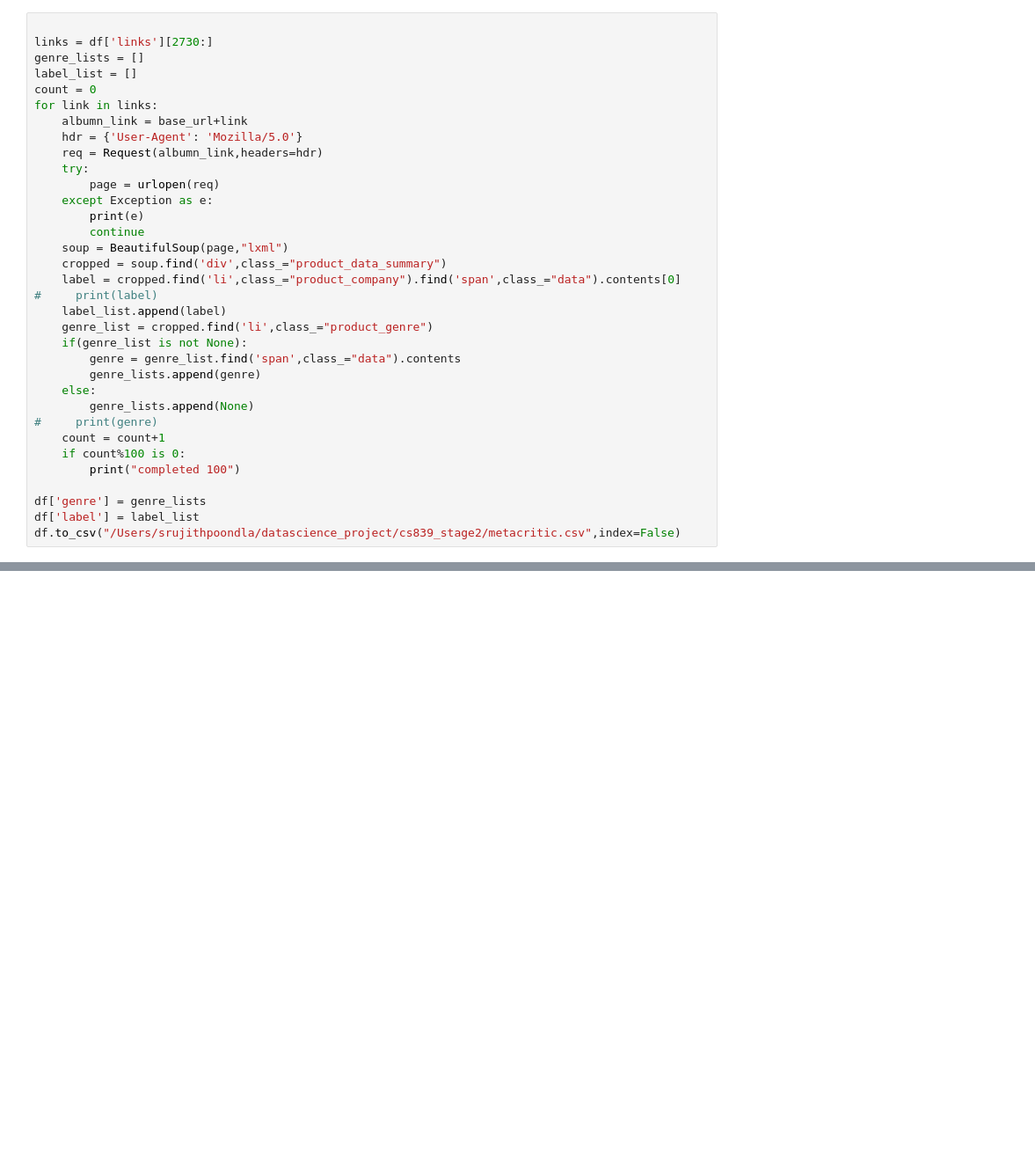
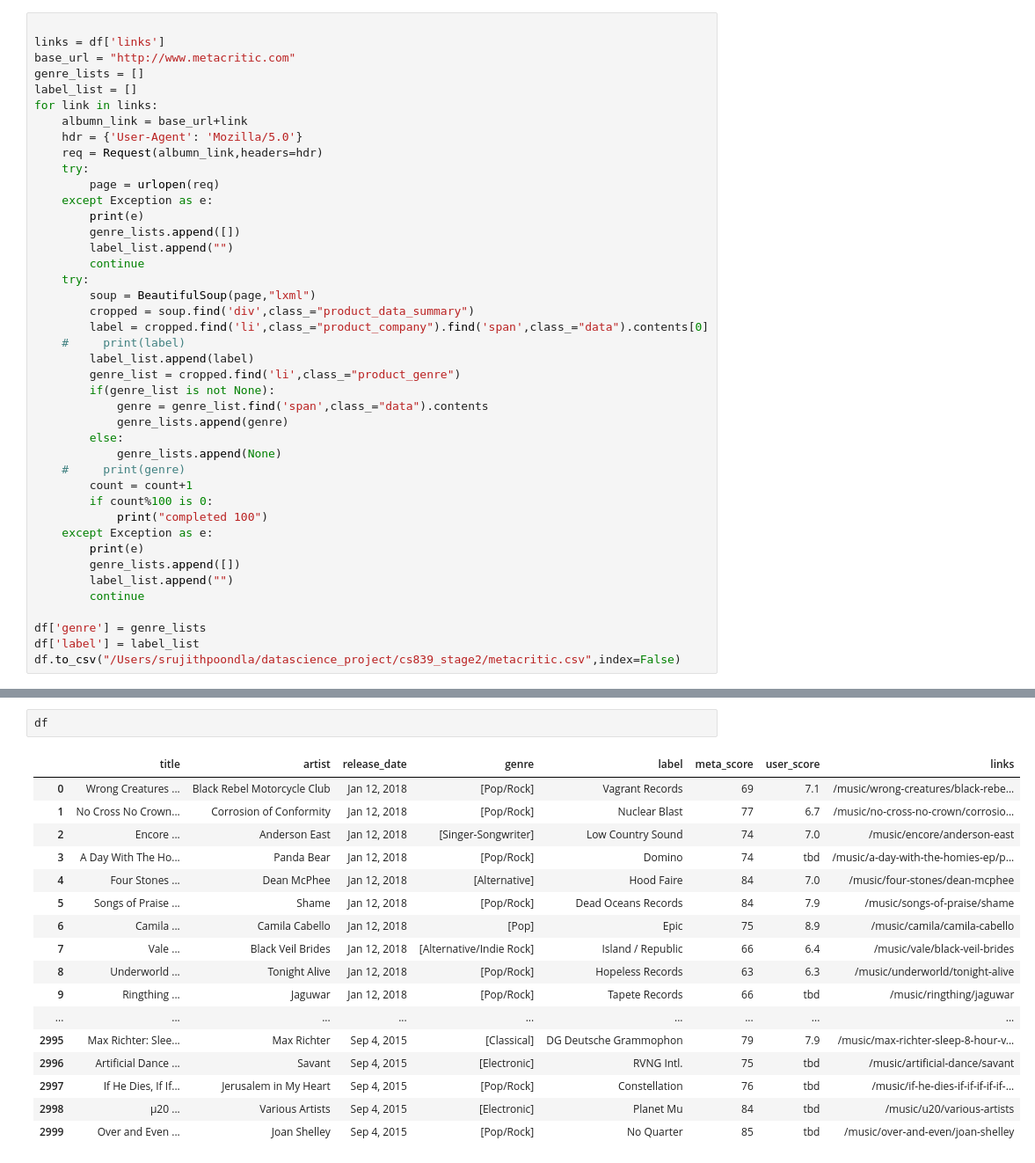
Before and after one commit to dereklh4/cs839_stage2, a Jupyter notebook: Metacritic_Extractor.ipynb, the cells around one changed output, grey strips where cells are left out. Shown at 88% size. Saved outputs shown, nothing was run; the diff lists cells and outputs as text; blank space fills up the shorter version.

```diff
--- a/Metacritic_Extractor.ipynb
+++ b/Metacritic_Extractor.ipynb
@@ -28,9 +49,9 @@ df.to_csv("/Users/srujithpoondla/datascience_project/cs839_stage2/metacritic.csv
 # %%
 
-links = df['links'][2730:]
+links = df['links']
+base_url = "http://www.metacritic.com"
 genre_lists = []
 label_list = []
-count = 0
 for link in links:
     albumn_link = base_url+link
     hdr = {'User-Agent': 'Mozilla/5.0'}
@@ -39,22 +60,30 @@ for link in links:
         page = urlopen(req)
     except Exception as e:
         print(e)
+        genre_lists.append([])
+        label_list.append("")
         continue
-    soup = BeautifulSoup(page,"lxml")
-    cropped = soup.find('div',class_="product_data_summary")
-    label = cropped.find('li',class_="product_company").find('span',class_="data").contents[0]
-#     print(label)
-    label_list.append(label)
-    genre_list = cropped.find('li',class_="product_genre")
-    if(genre_list is not None):
-        genre = genre_list.find('span',class_="data").contents
-        genre_lists.append(genre)
-    else:
-        genre_lists.append(None)
-#     print(genre)
-    count = count+1
-    if count%100 is 0:
-        print("completed 100")
+    try:
+        soup = BeautifulSoup(page,"lxml")
+        cropped = soup.find('div',class_="product_data_summary")
+        label = cropped.find('li',class_="product_company").find('span',class_="data").contents[0]
+    #     print(label)
+        label_list.append(label)
+        genre_list = cropped.find('li',class_="product_genre")
+        if(genre_list is not None):
+            genre = genre_list.find('span',class_="data").contents
+            genre_lists.append(genre)
+        else:
+            genre_lists.append(None)
+    #     print(genre)
+        count = count+1
+        if count%100 is 0:
+            print("completed 100")
+    except Exception as e:
+        print(e)
+        genre_lists.append([])
+        label_list.append("")
+        continue
 
 df['genre'] = genre_lists
 df['label'] = label_list
@@ -75,0 +109,20 @@ for x in range(0, 3):
+# %%
+df
+# %% [output]
+|  | title | artist | release_date | genre | label | meta_score | user_score | links |
+| 0 | Wrong Creatures ... | Black Rebel Motorcycle Club | Jan 12, 2018 | [Pop/Rock] | Vagrant Records | 69 | 7.1 | /music/wrong-creatures/black-rebe... |
+| 1 | No Cross No Crown... | Corrosion of Conformity | Jan 12, 2018 | [Pop/Rock] | Nuclear Blast | 77 | 6.7 | /music/no-cross-no-crown/corrosio... |
+| 2 | Encore ... | Anderson East | Jan 12, 2018 | [Singer-Songwriter] | Low Country Sound | 74 | 7.0 | /music/encore/anderson-east |
+| 3 | A Day With The Ho... | Panda Bear | Jan 12, 2018 | [Pop/Rock] | Domino | 74 | tbd | /music/a-day-with-the-homies-ep/p... |
+| 4 | Four Stones ... | Dean McPhee | Jan 12, 2018 | [Alternative] | Hood Faire | 84 | 7.0 | /music/four-stones/dean-mcphee |
+| 5 | Songs of Praise ... | Shame | Jan 12, 2018 | [Pop/Rock] | Dead Oceans Records | 84 | 7.9 | /music/songs-of-praise/shame |
+| 6 | Camila ... | Camila Cabello | Jan 12, 2018 | [Pop] | Epic | 75 | 8.9 | /music/camila/camila-cabello |
+| 7 | Vale ... | Black Veil Brides | Jan 12, 2018 | [Alternative/Indie Rock] | Island / Republic | 66 | 6.4 | /music/vale/black-veil-brides |
+| 8 | Underworld ... | Tonight Alive | Jan 12, 2018 | [Pop/Rock] | Hopeless Records | 63 | 6.3 | /music/underworld/tonight-alive |
+| 9 | Ringthing ... | Jaguwar | Jan 12, 2018 | [Pop/Rock] | Tapete Records | 66 | tbd | /music/ringthing/jaguwar |
+| ... | ... | ... | ... | ... | ... | ... | ... | ... |
+| 2995 | Max Richter: Slee... | Max Richter | Sep 4, 2015 | [Classical] | DG Deutsche Grammophon | 79 | 7.9 | /music/max-richter-sleep-8-hour-v... |
+| 2996 | Artificial Dance ... | Savant | Sep 4, 2015 | [Electronic] | RVNG Intl. | 75 | tbd | /music/artificial-dance/savant |
+| 2997 | If He Dies, If If... | Jerusalem in My Heart | Sep 4, 2015 | [Pop/Rock] | Constellation | 76 | tbd | /music/if-he-dies-if-if-if-if-if-... |
+| 2998 | µ20 ... | Various Artists | Sep 4, 2015 | [Electronic] | Planet Mu | 84 | tbd | /music/u20/various-artists |
+| 2999 | Over and Even ... | Joan Shelley | Sep 4, 2015 | [Pop/Rock] | No Quarter | 85 | tbd | /music/over-and-even/joan-shelley |
```
Also changed, not shown: parts of 5 cells of this notebook, 1 other file.
